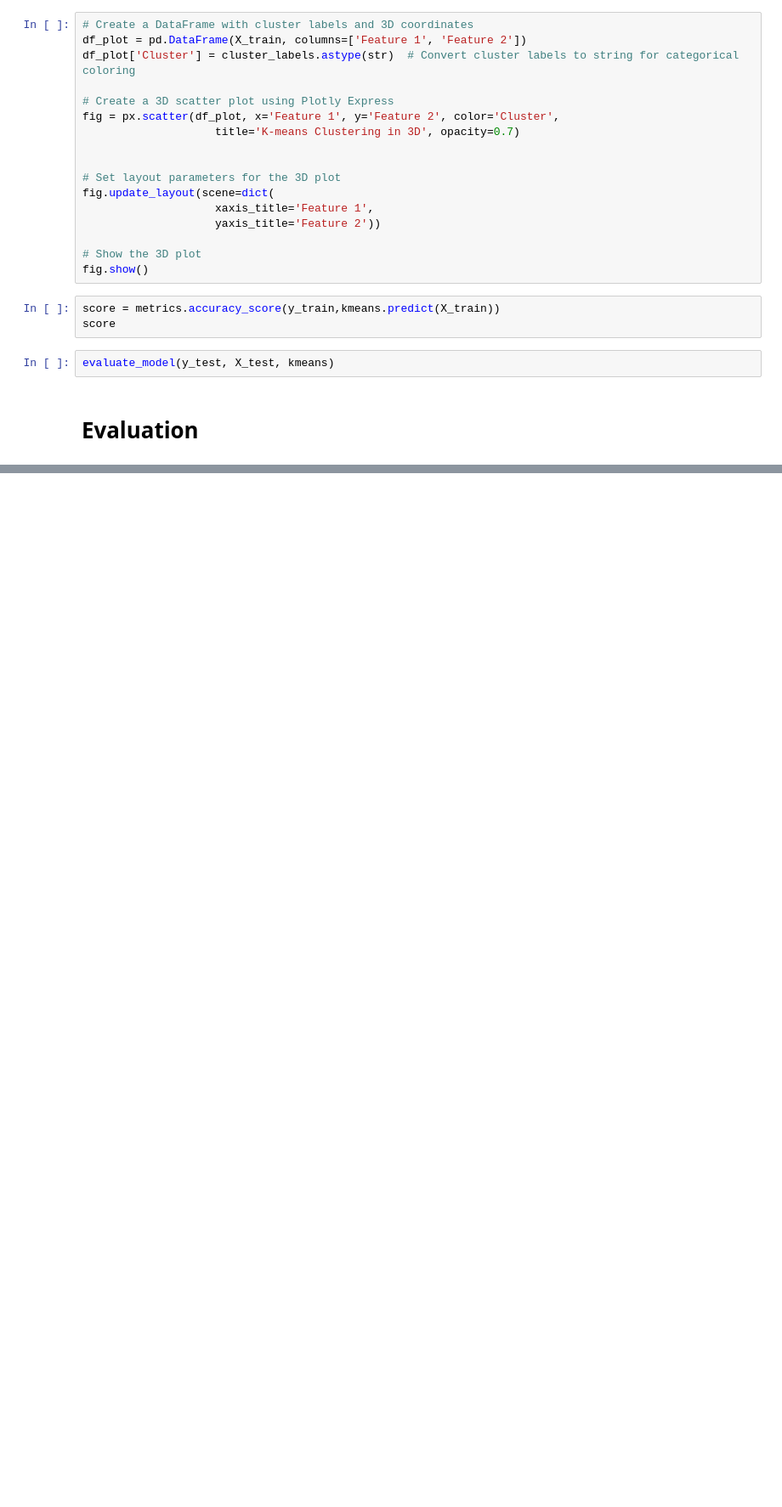
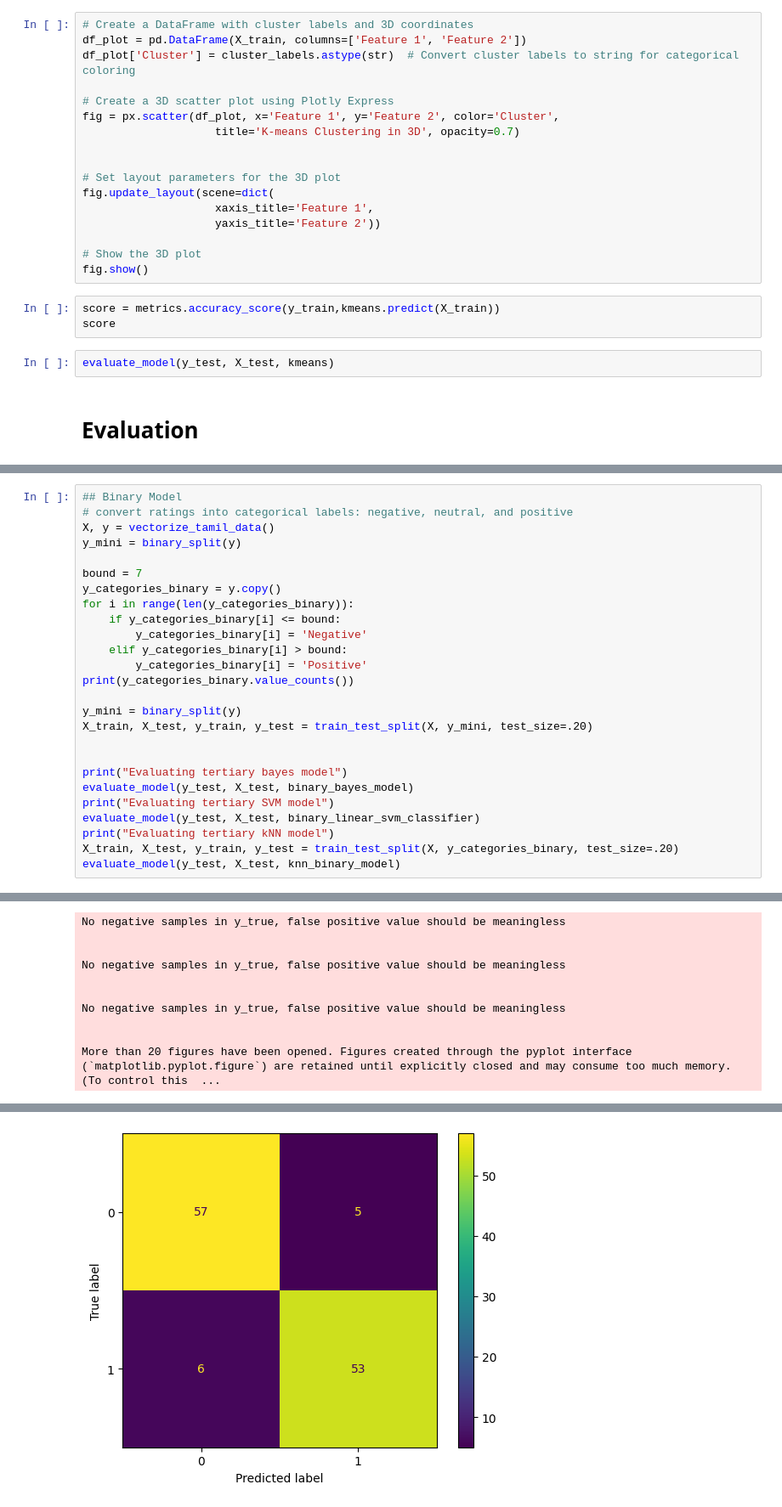
Before and after one commit to maurermi/EECE5644-Final-Project-FINAL-DRAFT, a Jupyter notebook: ML_Project_Final.ipynb, the cells around one changed output, grey strips where cells are left out. Shown at 85% size. Saved outputs shown, nothing was run; the diff lists cells and outputs as text; blank space fills up the shorter version.

```diff
--- a/ML_Project_Final.ipynb
+++ b/ML_Project_Final.ipynb
@@ -1314,0 +1769,27 @@ evaluate_model(y_test, X_test, model, True, dim=2)
+# %%
+## Binary Model
+# convert ratings into categorical labels: negative, neutral, and positive
+X, y = vectorize_tamil_data()
+y_mini = binary_split(y)
+
+bound = 7
+y_categories_binary = y.copy()
+for i in range(len(y_categories_binary)):
+    if y_categories_binary[i] <= bound:
+        y_categories_binary[i] = 'Negative'
+    elif y_categories_binary[i] > bound:
+        y_categories_binary[i] = 'Positive'
+print(y_categories_binary.value_counts())
+
+y_mini = binary_split(y)
+X_train, X_test, y_train, y_test = train_test_split(X, y_mini, test_size=.20)
+
+
+print("Evaluating tertiary bayes model")
+evaluate_model(y_test, X_test, binary_bayes_model)
+print("Evaluating tertiary SVM model")
+evaluate_model(y_test, X_test, binary_linear_svm_classifier)
+print("Evaluating tertiary kNN model")
+X_train, X_test, y_train, y_test = train_test_split(X, y_categories_binary, test_size=.20)
+evaluate_model(y_test, X_test, knn_binary_model)
+# %% [output]
@@ -1314,0 +1832,10 @@ evaluate_model(y_test, X_test, model, True, dim=2)
+No negative samples in y_true, false positive value should be meaningless
+
+
+No negative samples in y_true, false positive value should be meaningless
+
+
+No negative samples in y_true, false positive value should be meaningless
+
+
+More than 20 figures have been opened. Figures created through the pyplot interface (`matplotlib.pyplot.figure`) are retained until explicitly closed and may consume too much memory. (To control this  ...
@@ -1314,0 +1843 @@ evaluate_model(y_test, X_test, model, True, dim=2)
+[figure, added]
```
Also changed, not shown: parts of 54 cells of this notebook.
